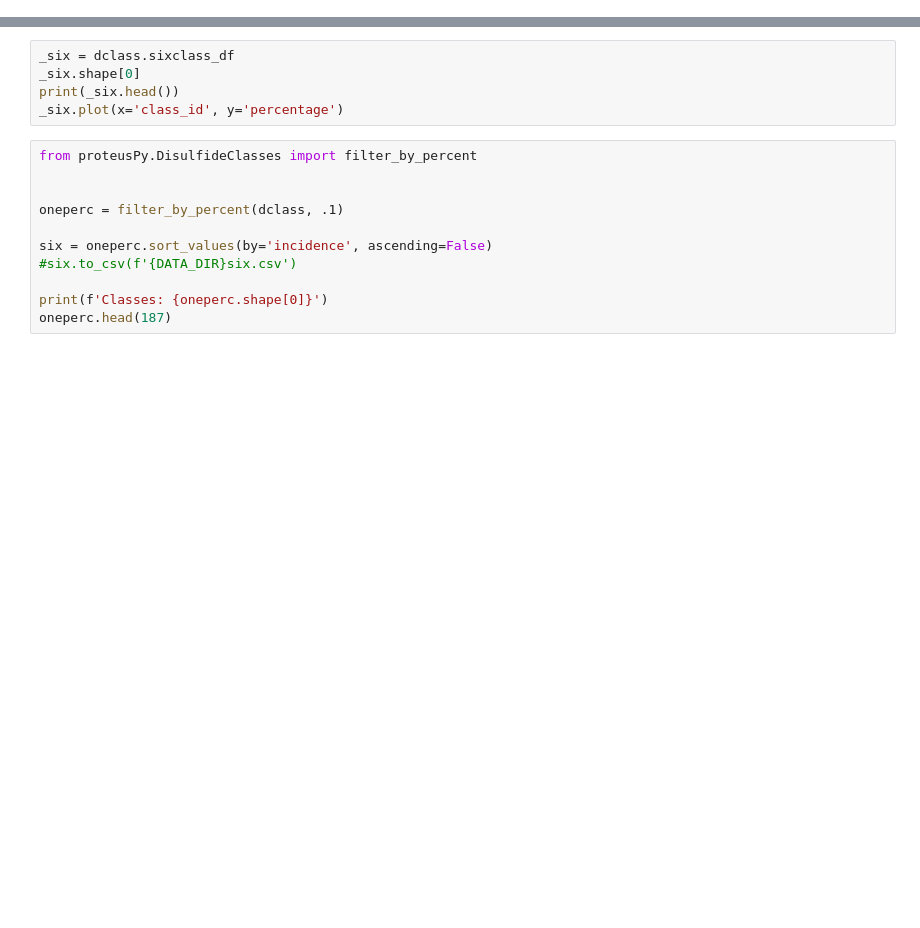
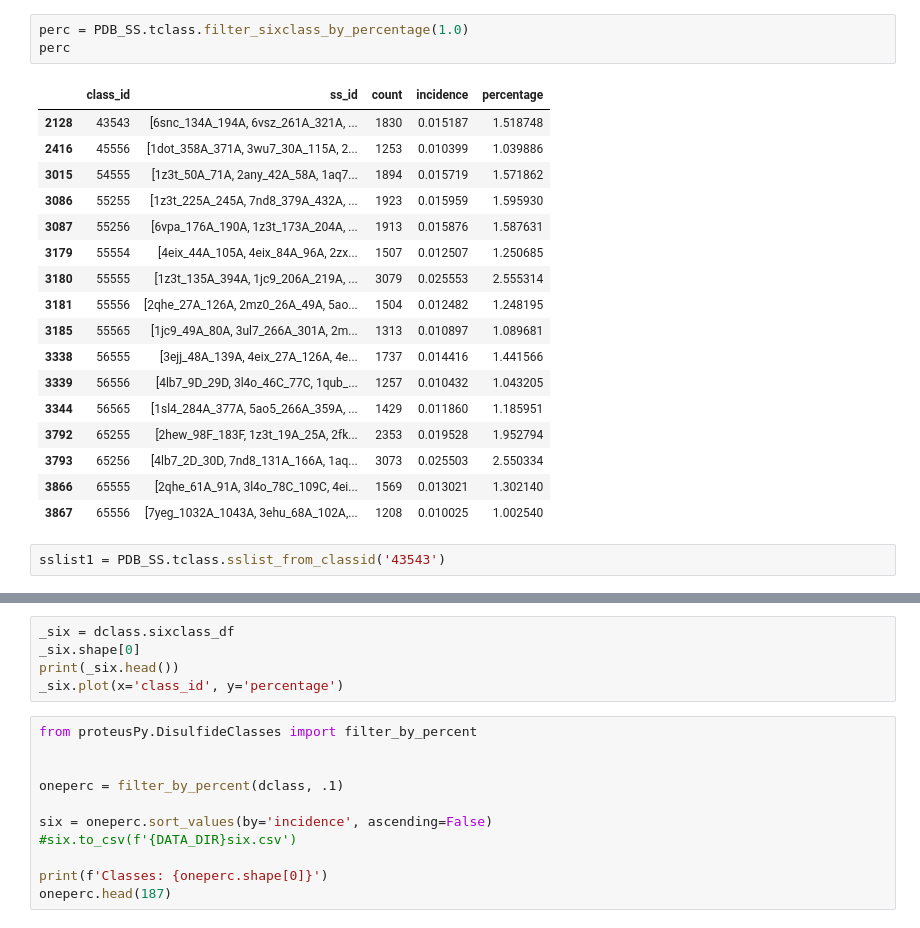
Before and after one commit to suchanek/proteusPy, a Jupyter notebook: notebooks/DisulfidePlayground.ipynb, the cells around one changed output, grey strips where cells are left out. Saved outputs shown, nothing was run; the diff lists cells and outputs as text; blank space fills up the shorter version.

```diff
--- a/notebooks/DisulfidePlayground.ipynb
+++ b/notebooks/DisulfidePlayground.ipynb
@@ -52,6 +72,29 @@ Highest Energy Disulfide:           1toz_456A_467A
 Ca distance cutoff:                 8.00 Å
 Total RAM Used:                     31.05 GB.
     ================= proteusPy: 0.63dev =======================
+# %%
+perc = PDB_SS.tclass.filter_sixclass_by_percentage(1.0)
+perc
+# %% [output]
+|  | class_id | ss_id | count | incidence | percentage |
+| 2128 | 43543 | [6snc_134A_194A, 6vsz_261A_321A, ... | 1830 | 0.015187 | 1.518748 |
+| 2416 | 45556 | [1dot_358A_371A, 3wu7_30A_115A, 2... | 1253 | 0.010399 | 1.039886 |
+| 3015 | 54555 | [1z3t_50A_71A, 2any_42A_58A, 1aq7... | 1894 | 0.015719 | 1.571862 |
+| 3086 | 55255 | [1z3t_225A_245A, 7nd8_379A_432A, ... | 1923 | 0.015959 | 1.595930 |
+| 3087 | 55256 | [6vpa_176A_190A, 1z3t_173A_204A, ... | 1913 | 0.015876 | 1.587631 |
+| 3179 | 55554 | [4eix_44A_105A, 4eix_84A_96A, 2zx... | 1507 | 0.012507 | 1.250685 |
+| 3180 | 55555 | [1z3t_135A_394A, 1jc9_206A_219A, ... | 3079 | 0.025553 | 2.555314 |
+| 3181 | 55556 | [2qhe_27A_126A, 2mz0_26A_49A, 5ao... | 1504 | 0.012482 | 1.248195 |
+| 3185 | 55565 | [1jc9_49A_80A, 3ul7_266A_301A, 2m... | 1313 | 0.010897 | 1.089681 |
+| 3338 | 56555 | [3ejj_48A_139A, 4eix_27A_126A, 4e... | 1737 | 0.014416 | 1.441566 |
+| 3339 | 56556 | [4lb7_9D_29D, 3l4o_46C_77C, 1qub_... | 1257 | 0.010432 | 1.043205 |
+| 3344 | 56565 | [1sl4_284A_377A, 5ao5_266A_359A, ... | 1429 | 0.011860 | 1.185951 |
+| 3792 | 65255 | [2hew_98F_183F, 1z3t_19A_25A, 2fk... | 2353 | 0.019528 | 1.952794 |
+| 3793 | 65256 | [4lb7_2D_30D, 7nd8_131A_166A, 1aq... | 3073 | 0.025503 | 2.550334 |
+| 3866 | 65555 | [2qhe_61A_91A, 3l4o_78C_109C, 4ei... | 1569 | 0.013021 | 1.302140 |
+| 3867 | 65556 | [7yeg_1032A_1043A, 3ehu_68A_102A,... | 1208 | 0.010025 | 1.002540 |
+# %%
+sslist1 = PDB_SS.tclass.sslist_from_classid('43543')
 # %%
 from proteusPy.DisulfideClass_Constructor import DisulfideClass_Constructor
 
```
Also changed, not shown: parts of 10 cells of this notebook, 14 other files.
